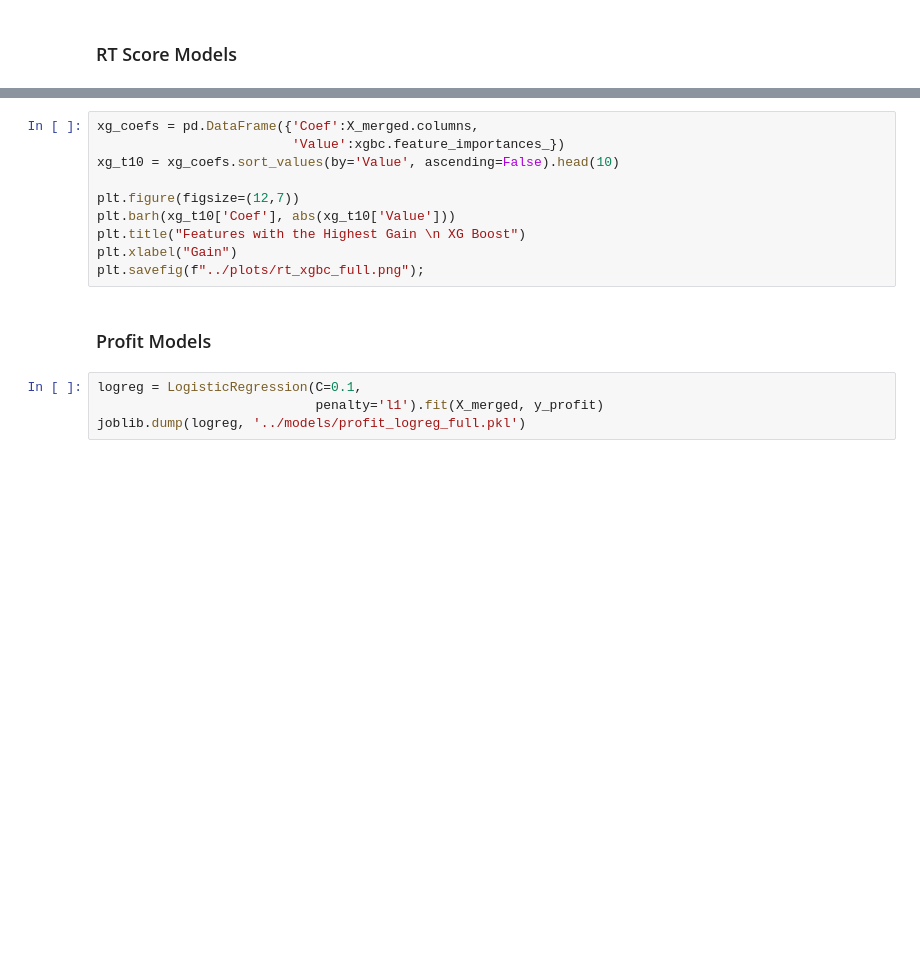
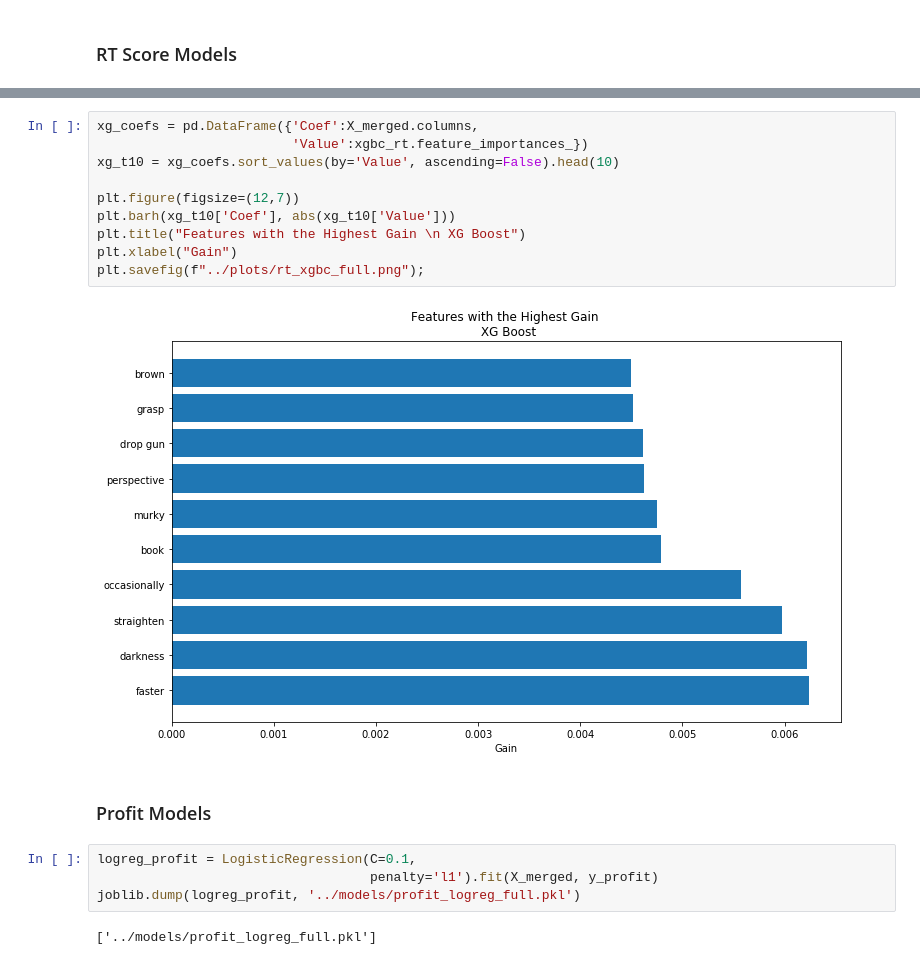
Before and after one commit to lougeo/NLP_Movie_Scripts, a Jupyter notebook: Notebooks/Model_Predict.ipynb, the cells around one changed output, grey strips where cells are left out. Drawn from its saved outputs; the diff is of its cells as text; blank space fills up the shorter version.

```diff
--- a/Notebooks/Model_Predict.ipynb
+++ b/Notebooks/Model_Predict.ipynb
@@ -140,18 +214,22 @@ joblib.dump(logreg, '../models/rt_xgbc_full.pkl')
 # %%
 xg_coefs = pd.DataFrame({'Coef':X_merged.columns,
-                         'Value':xgbc.feature_importances_})
+                         'Value':xgbc_rt.feature_importances_})
 xg_t10 = xg_coefs.sort_values(by='Value', ascending=False).head(10)
 
 plt.figure(figsize=(12,7))
 plt.barh(xg_t10['Coef'], abs(xg_t10['Value']))
 plt.title("Features with the Highest Gain \n XG Boost")
 plt.xlabel("Gain")
 plt.savefig(f"../plots/rt_xgbc_full.png");
+# %% [output]
+[figure, added]
 # %% [markdown]
 ### Profit Models
 # %%
-logreg = LogisticRegression(C=0.1,
-                            penalty='l1').fit(X_merged, y_profit)
-joblib.dump(logreg, '../models/profit_logreg_full.pkl')
+logreg_profit = LogisticRegression(C=0.1,
+                                   penalty='l1').fit(X_merged, y_profit)
+joblib.dump(logreg_profit, '../models/profit_logreg_full.pkl')
+# %% [output]
+['../models/profit_logreg_full.pkl']
 # %%
 lr_coefs = pd.DataFrame({'Coef':X_merged.columns,
```
Also changed, not shown: parts of 20 cells of this notebook, 2 other files.
